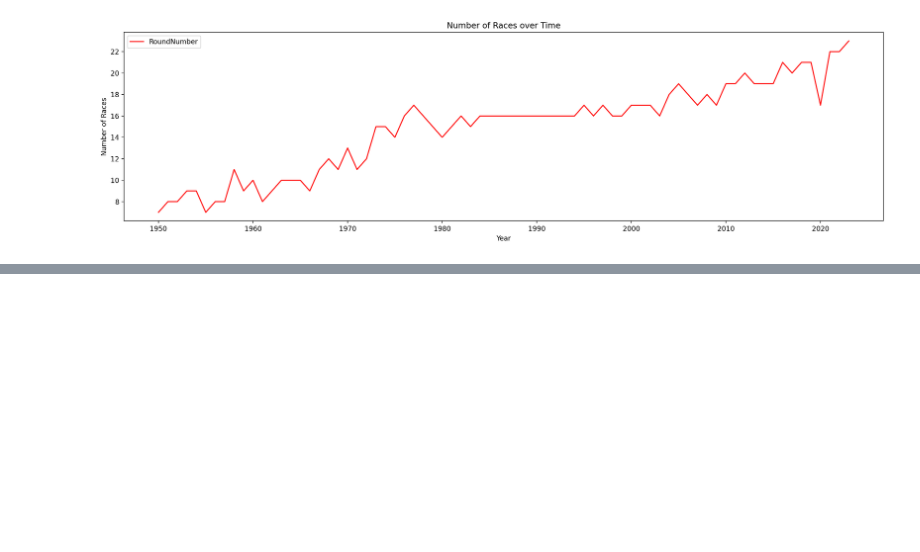
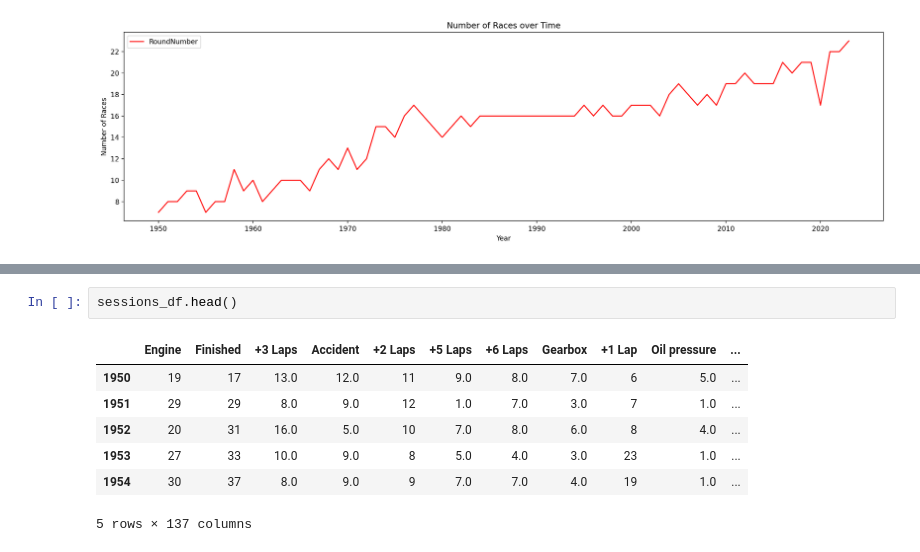
Before and after one commit to khushmeeet/f1, a Jupyter notebook: F1 analysis.ipynb, the cells around one changed output, grey strips where cells are left out. Drawn from its saved outputs; the diff is of its cells as text; blank space fills up the shorter version.

```diff
--- a/F1 analysis.ipynb
+++ b/F1 analysis.ipynb
@@ -35,0 +79,10 @@ ax.set_title("Number of Races over Time");
+# %%
+sessions_df.head()
+# %% [output]
+|  | Engine | Finished | +3 Laps | Accident | +2 Laps | +5 Laps | +6 Laps | Gearbox | +1 Lap | Oil pressure | ... |
+| 1950 | 19 | 17 | 13.0 | 12.0 | 11 | 9.0 | 8.0 | 7.0 | 6 | 5.0 | ... |
+| 1951 | 29 | 29 | 8.0 | 9.0 | 12 | 1.0 | 7.0 | 3.0 | 7 | 1.0 | ... |
+| 1952 | 20 | 31 | 16.0 | 5.0 | 10 | 7.0 | 8.0 | 6.0 | 8 | 4.0 | ... |
+| 1953 | 27 | 33 | 10.0 | 9.0 | 8 | 5.0 | 4.0 | 3.0 | 23 | 1.0 | ... |
+| 1954 | 30 | 37 | 8.0 | 9.0 | 9 | 7.0 | 7.0 | 4.0 | 19 | 1.0 | ... |
+5 rows × 137 columns
```
Also changed, not shown: parts of 6 cells of this notebook.
